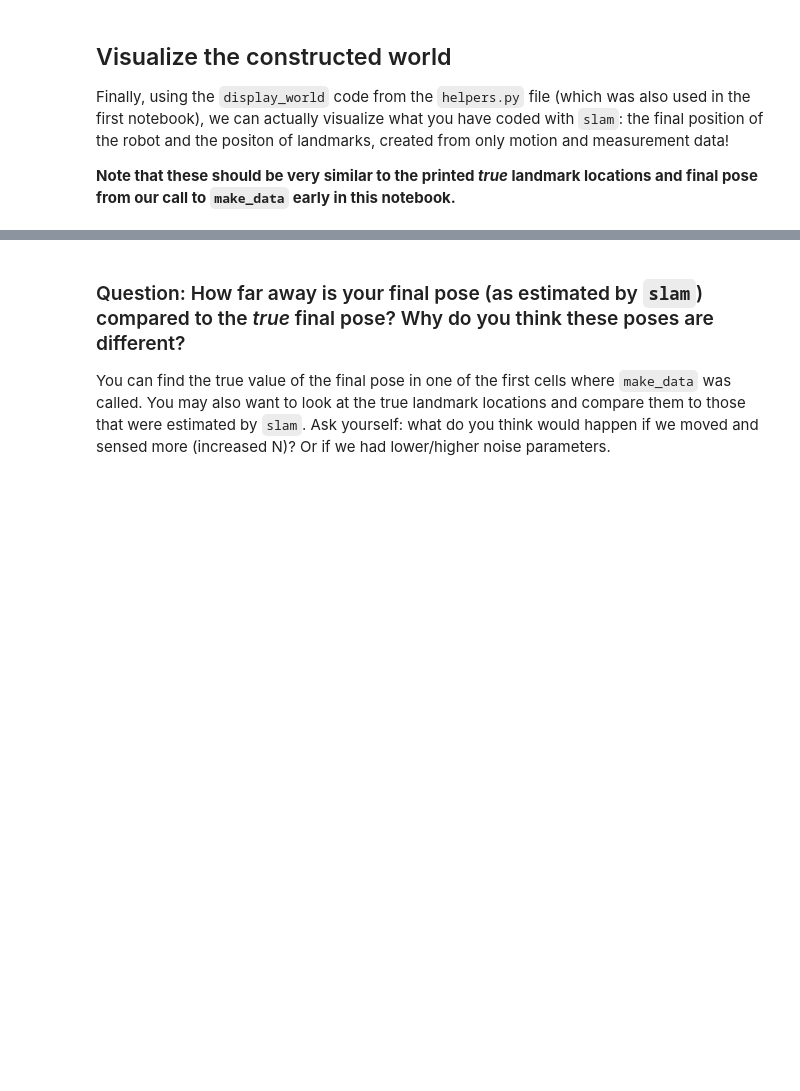
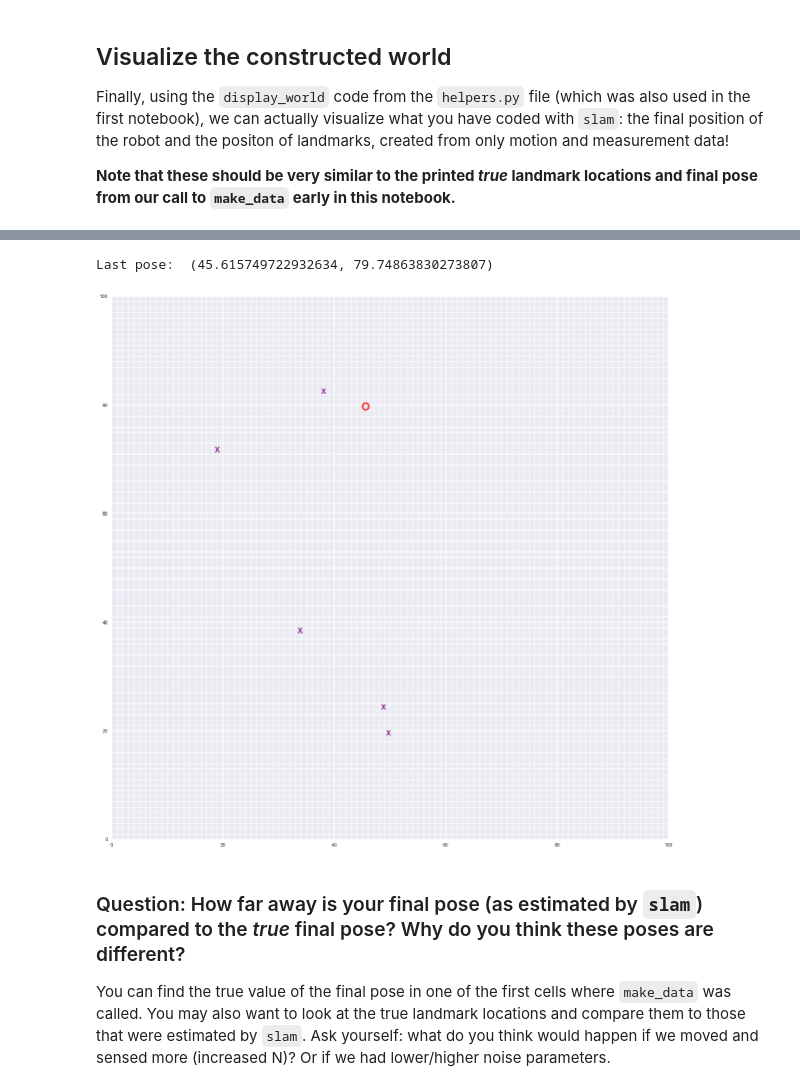
Before and after one commit to Paseul/Udacity, a Jupyter notebook: CV_P3_Implement_SLAM/3. Landmark Detection and Tracking.ipynb, the cells around one changed output, grey strips where cells are left out. Cells and saved outputs as stored; diff of their text form; code cells hidden in the pictures; blank space fills up the shorter version.

```diff
--- a/CV_P3_Implement_SLAM/3. Landmark Detection and Tracking.ipynb
+++ b/CV_P3_Implement_SLAM/3. Landmark Detection and Tracking.ipynb
@@ -57,8 +57,8 @@ world_size         = 100.0    # size of world (square)
 
 # robot parameters
 measurement_range  = 50.0     # range at which we can sense landmarks
-motion_noise       = 2.0      # noise in robot motion
-measurement_noise  = 2.0      # noise in the measurements
+motion_noise       = 1.0      # noise in robot motion
+measurement_noise  = 1.0      # noise in the measurements
 distance           = 20.0     # distance by which robot (intends to) move each iteratation
 
 
@@ -387,0 +459,10 @@ Last pose:  (27.978216566264166, 72.85171048199022)
+# %%
+# call your implementation of slam, passing in the necessary parameters
+mu2 = slam2(data, N, num_landmarks, world_size, motion_noise, measurement_noise)
+
+# print out the resulting landmarks and poses
+if(mu2 is not None):
+    # get the lists of poses and landmarks
+    # and print them out
+    poses2, landmarks2 = get_poses_landmarks(mu2, N)
+    print_all(poses2, landmarks2)
@@ -388,3 +487,16 @@ Last pose:  (27.978216566264166, 72.85171048199022)
+# %%
+# define figure size
+plt.rcParams["figure.figsize"] = (20,20)
+
+# check if poses has been created
+if 'poses2' in locals():
+    # print out the last pose
+    print('Last pose: ', poses2[-1])
+    # display the last position of the robot *and* the landmark positions
+    display_world(int(world_size), poses2[-1], landmarks2)
+# %% [output]
+Last pose:  (45.615749722932634, 79.74863830273807)
+[figure, added]
 # %% [markdown]
 ### Question: How far away is your final pose (as estimated by `slam`) compared to the *true* final pose? Why do you think these poses are different?
 
```
Also changed, not shown: parts of 9 cells of this notebook.
